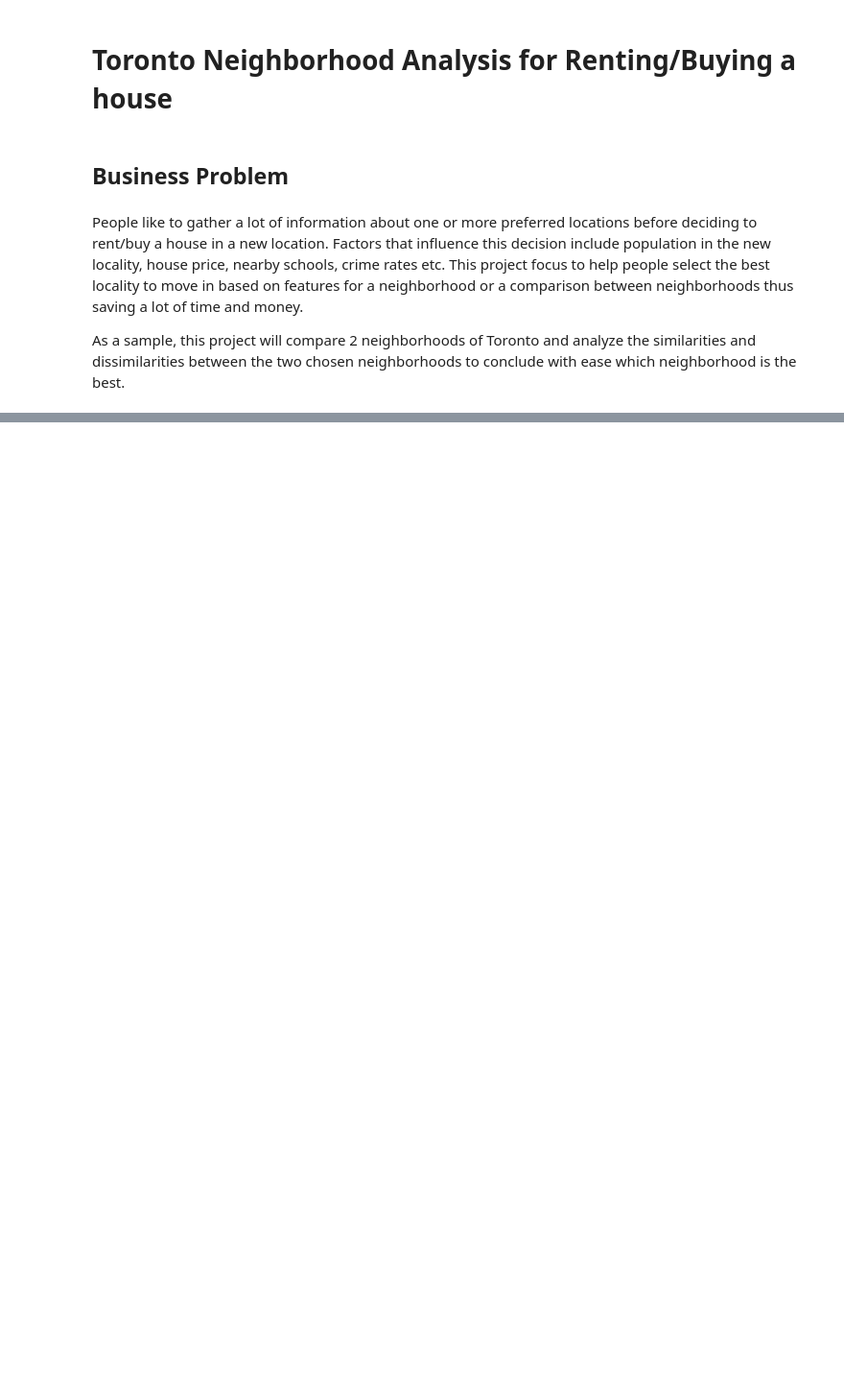
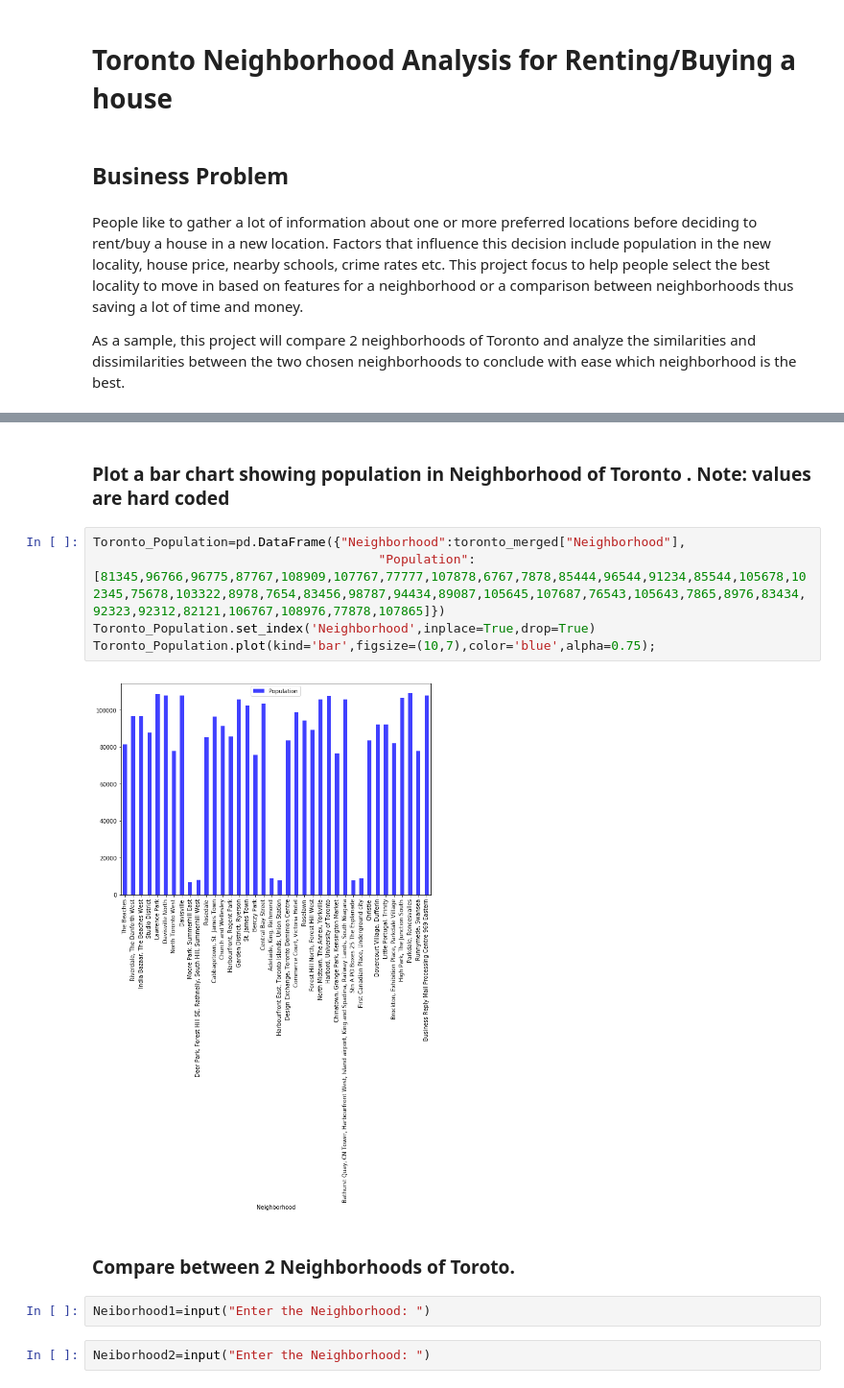
Before and after one commit to steffim88/Coursera_Capstone, a Jupyter notebook: Battle Of Neighborhood.ipynb, the cells around one changed output, grey strips where cells are left out. Shown at 96% size. Saved outputs shown, nothing was run; the diff lists cells and outputs as text; blank space fills up the shorter version.

```diff
--- a/Battle Of Neighborhood.ipynb
+++ b/Battle Of Neighborhood.ipynb
@@ -13,0 +554,15 @@ related to demographic and social parameters for the city of Toronto. In this ca
+# %% [markdown]
+### Plot a bar chart showing population in Neighborhood of Toronto . Note: values are hard coded
+# %%
+Toronto_Population=pd.DataFrame({"Neighborhood":toronto_merged["Neighborhood"],
+                                      "Population":[81345,96766,96775,87767,108909,107767,77777,107878,6767,7878,85444,96544,91234,85544,105678,102345,75678,103322,8978,7654,83456,98787,94434,89087,105645,107687,76543,105643,7865,8976,83434,92323,92312,82121,106767,108976,77878,107865]})
+Toronto_Population.set_index('Neighborhood',inplace=True,drop=True)
+Toronto_Population.plot(kind='bar',figsize=(10,7),color='blue',alpha=0.75);
+# %% [output]
+[figure, added]
+# %% [markdown]
+### Compare between 2 Neighborhoods of Toroto.
+# %%
+Neiborhood1=input("Enter the Neighborhood: ")
+# %%
+Neiborhood2=input("Enter the Neighborhood: ")
```
Also changed, not shown: parts of 61 cells of this notebook.
